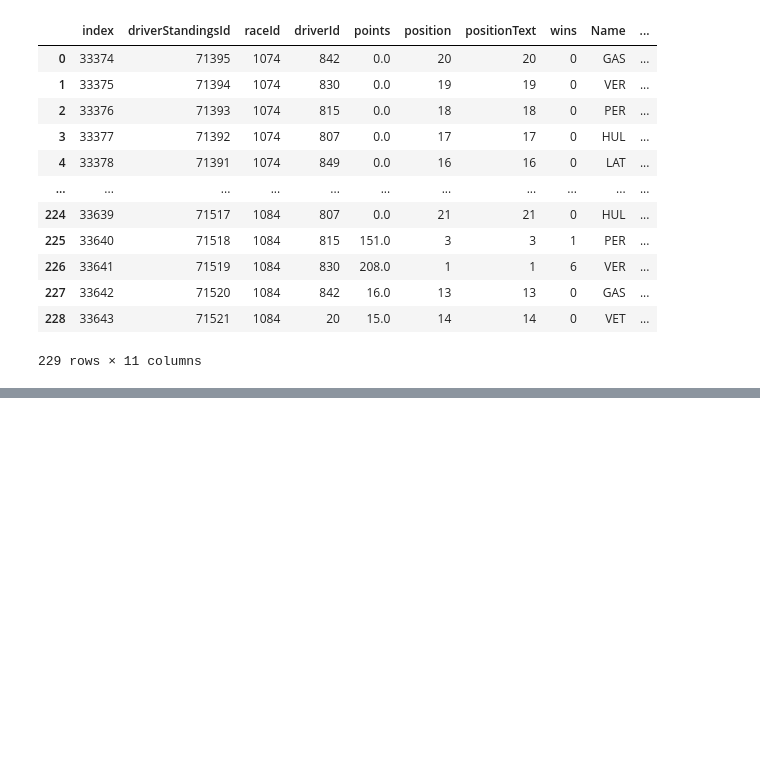
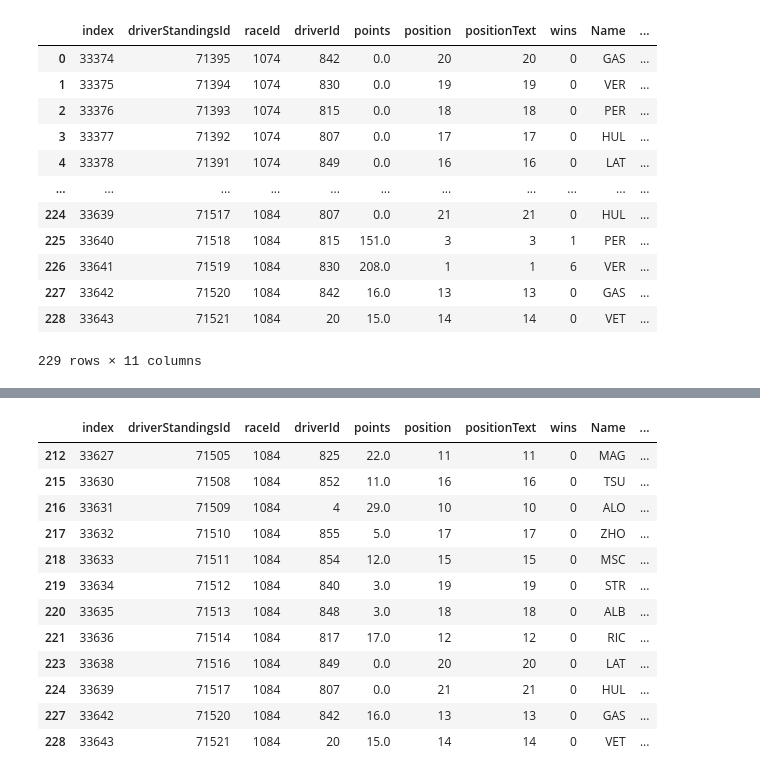
Before and after one commit to SpencerReno/Formula_one, a Jupyter notebook: 2022_season/Driver_Champ.ipynb, the cells around one changed output, grey strips where cells are left out. Drawn from its saved outputs; the diff is of its cells as text; code cells hidden in the pictures; blank space fills up the shorter version.

```diff
--- a/2022_season/Driver_Champ.ipynb
+++ b/2022_season/Driver_Champ.ipynb
@@ -175,0 +196,16 @@ plt.show()
+# %%
+driver_standings2[driver_standings2['raceId'] == 1084]
+# %% [output]
+|  | index | driverStandingsId | raceId | driverId | points | position | positionText | wins | Name | ... |
+| 212 | 33627 | 71505 | 1084 | 825 | 22.0 | 11 | 11 | 0 | MAG | ... |
+| 215 | 33630 | 71508 | 1084 | 852 | 11.0 | 16 | 16 | 0 | TSU | ... |
+| 216 | 33631 | 71509 | 1084 | 4 | 29.0 | 10 | 10 | 0 | ALO | ... |
+| 217 | 33632 | 71510 | 1084 | 855 | 5.0 | 17 | 17 | 0 | ZHO | ... |
+| 218 | 33633 | 71511 | 1084 | 854 | 12.0 | 15 | 15 | 0 | MSC | ... |
+| 219 | 33634 | 71512 | 1084 | 840 | 3.0 | 19 | 19 | 0 | STR | ... |
+| 220 | 33635 | 71513 | 1084 | 848 | 3.0 | 18 | 18 | 0 | ALB | ... |
+| 221 | 33636 | 71514 | 1084 | 817 | 17.0 | 12 | 12 | 0 | RIC | ... |
+| 223 | 33638 | 71516 | 1084 | 849 | 0.0 | 20 | 20 | 0 | LAT | ... |
+| 224 | 33639 | 71517 | 1084 | 807 | 0.0 | 21 | 21 | 0 | HUL | ... |
+| 227 | 33642 | 71520 | 1084 | 842 | 16.0 | 13 | 13 | 0 | GAS | ... |
+| 228 | 33643 | 71521 | 1084 | 20 | 15.0 | 14 | 14 | 0 | VET | ... |
```
Also changed, not shown: parts of 4 cells of this notebook.
